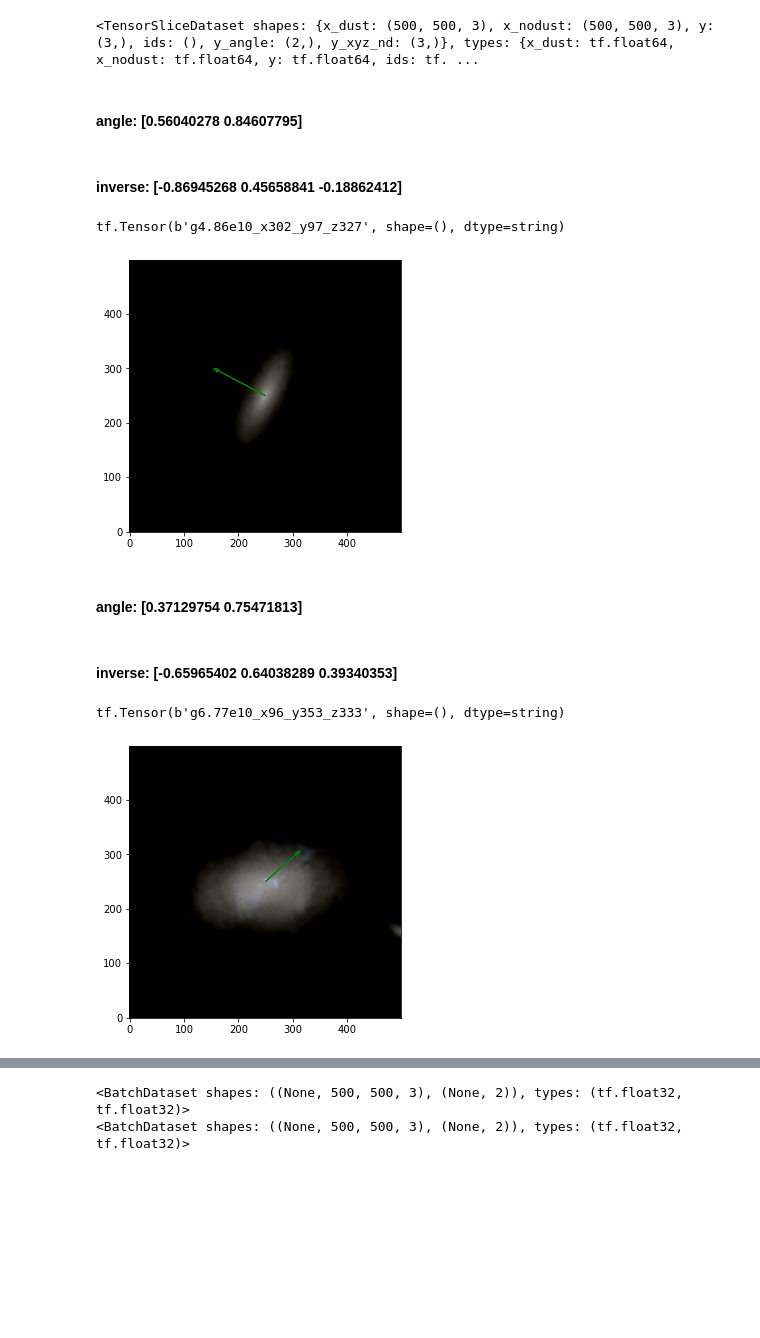
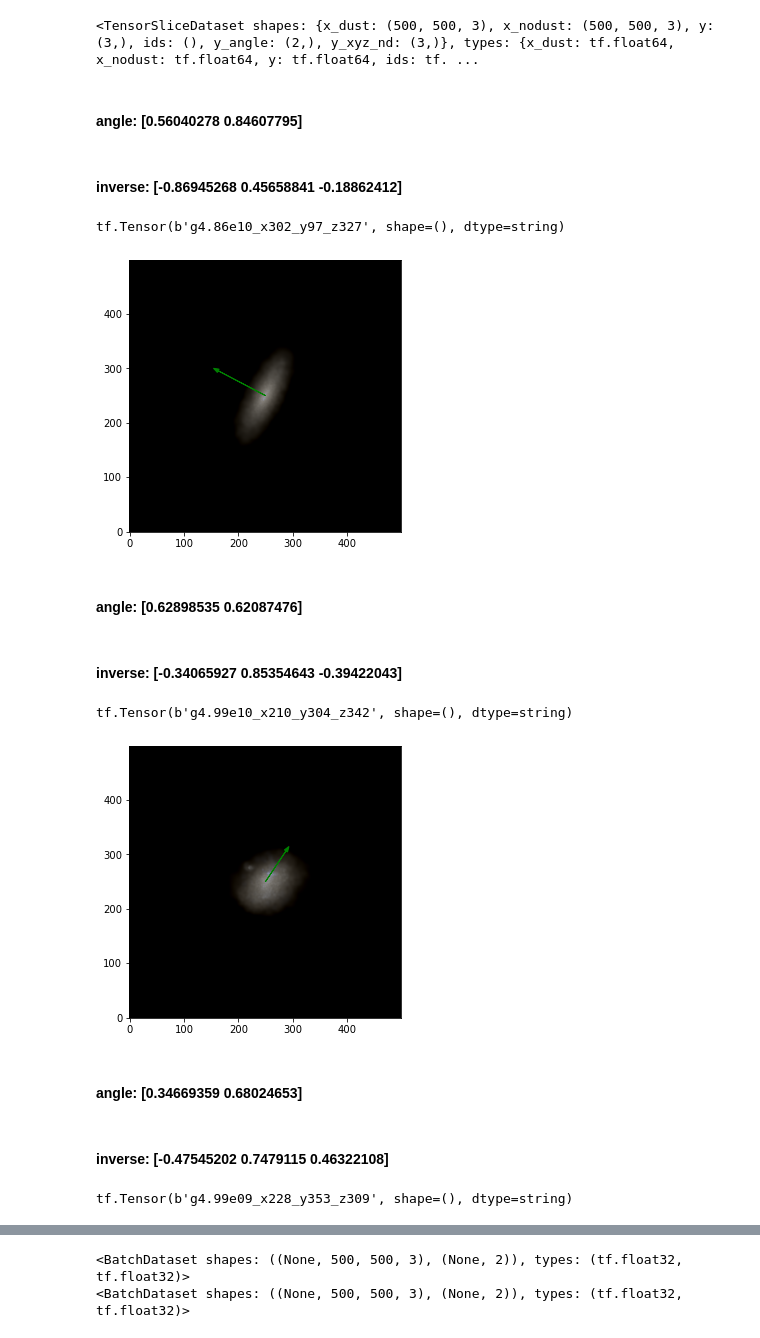
Before and after one commit to andreuva/DNN, a Jupyter notebook: play_data.ipynb, the cells around one changed output, grey strips where cells are left out. Saved outputs shown, nothing was run; the diff lists cells and outputs as text; code cells hidden in the pictures; blank space fills up the shorter version.

Commit message:
added colab and changed last layer

```diff
--- a/play_data.ipynb
+++ b/play_data.ipynb
@@ -19,15 +11,24 @@ import math
 import datetime
 import numpy as np
 import tensorflow as tf
+import tensorflow_probability as tfp
+
+tfd = tfp.distributions
+tfpl = tfp.layers
+tfk = tf.keras
+tfkl = tf.keras.layers
+
 
 # Change parameters here...
+log_dir = "logs/"
+os.makedirs(log_dir, exist_ok=True)
 data_dir = '../data/' # Change
 sizex = 500
 sizey = 500
 sizez = 3
 num_datasets = 5
-batch_size = 32
-nb_epochs = 50
+batch_size = 3
+nb_epochs = 2
 validation_ratio = 0.3
 # %%
 # Collect all the .npz files
@@ -148,7 +129,7 @@ def viz(ds):
         break
 
 def viz_batch(ds, idx):
-    elem = ds.take(1) # get first batch
+    elem = ds.take(idx) # get first batch
     for e in elem:
         img = e['x_nodust'][idx, :, :,:]
         fig, ax = plt.subplots(figsize=(5,5))
@@ -172,14 +150,18 @@ import tensorflow_probability as tfp
 # %%
 # visualice the data
 viz(dataset)
 real_dataset = dataset.batch(batch_size).shuffle(10, seed=321)
-viz_batch(real_dataset, 2) # select any index within the batch, e.g. 2
+for i in range(1,3):
+    viz_batch(real_dataset, i) # select any index within the batch, e.g. 2
 # %% [output]
 #### **angle:** [0.56040278 0.84607795]
 #### **inverse:** [-0.86945268  0.45658841 -0.18862412]
 tf.Tensor(b'g4.86e10_x302_y97_z327', shape=(), dtype=string)
 [figure]
-#### **angle:** [0.37129754 0.75471813]
+#### **angle:** [0.62898535 0.62087476]
-#### **inverse:** [-0.65965402  0.64038289  0.39340353]
+#### **inverse:** [-0.34065927  0.85354643 -0.39422043]
-tf.Tensor(b'g6.77e10_x96_y353_z333', shape=(), dtype=string)
+tf.Tensor(b'g4.99e10_x210_y304_z342', shape=(), dtype=string)
-[figure, old version]
+[figure, new version]
+#### **angle:** [0.34669359 0.68024653]
+#### **inverse:** [-0.47545202  0.7479115   0.46322108]
+tf.Tensor(b'g4.99e09_x228_y353_z309', shape=(), dtype=string)
```
Also changed, not shown: parts of 12 cells of this notebook, 35 other files.
